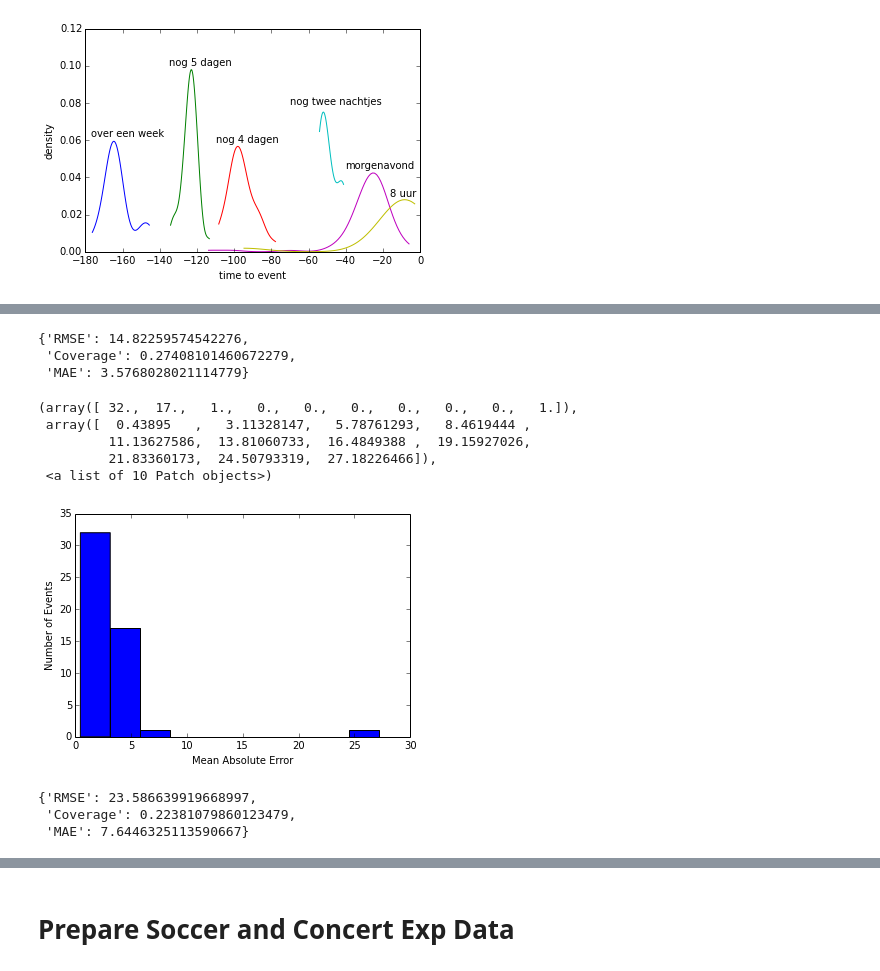
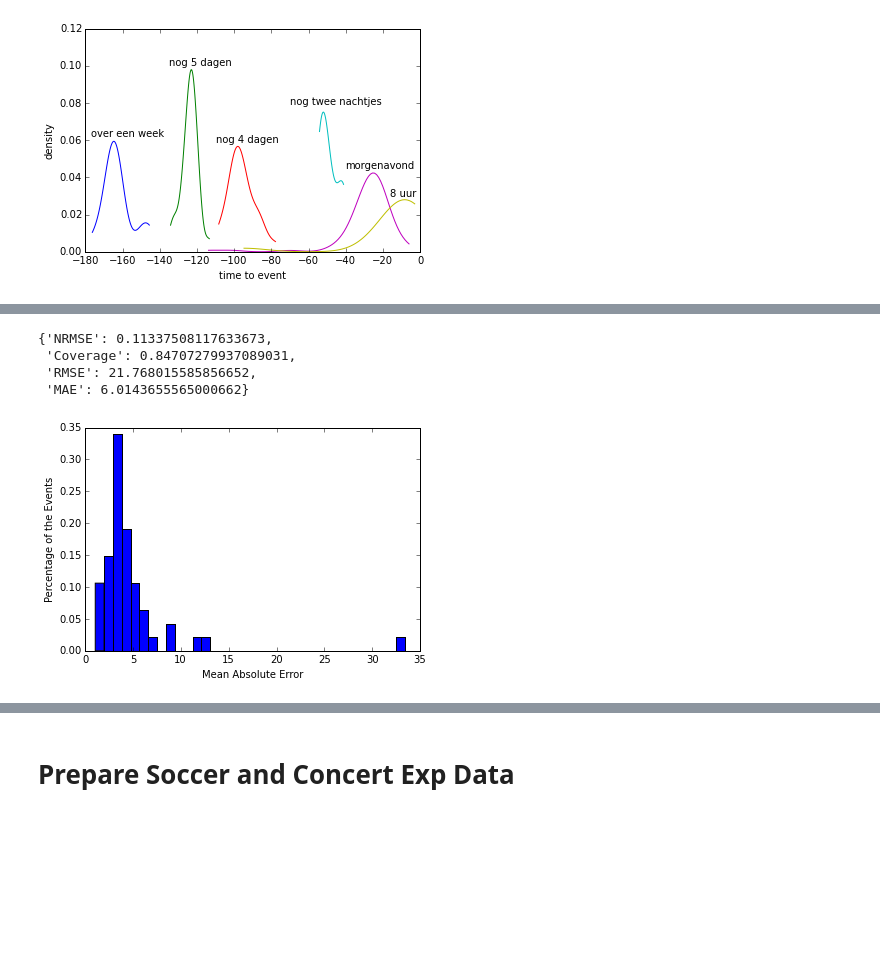
Before and after one commit to ahurriyetoglu/tte_estimation, a Jupyter notebook: WordTimeSeries.ipynb, the cells around one changed output, grey strips where cells are left out. Cells and saved outputs as stored; diff of their text form; code cells hidden in the pictures; blank space fills up the shorter version.

Commit message:
worked on FM results

```diff
--- a/WordTimeSeries.ipynb
+++ b/WordTimeSeries.ipynb
@@ -3036,16 +2933,0 @@ new column joined
-# %%
-rulesTmxLexHistDF = tstResultDFT.groupby("event").apply(calcExpandHistNorm, "rulesTFeatsWFeats", winLen)
-print('#Winlen:',winLen,'MAE:',getMAE(rulesTmxLexHistDF.time_to_eventhF,rulesTmxLexHistDF.histMed_rulesTFeatsWFeats),\
-      'RMSE',getRMSE(rulesTmxLexHistDF.time_to_eventhF,rulesTmxLexHistDF.histMed_rulesTFeatsWFeats))
-rulesTmxLexHistDF.reset_index(drop=True, level=0, inplace=True)#.set_index("twID").head(1)
-try:
-    tstResultDFT=tstResultDFT.join(rulesTmxLexHistDF.histMed_rulesTFeatsWFeats,how='left')
-    print('new column joined')
-except:
-    tstResultDFT.update(rulesTmxLexHistDF.histMed_rulesTFeatsWFeats,join='left')
-    print("columns updated")
-#winLen 10: MAE: 8.09191953068 RMSE 24.7267976482
-#Winlen: 20 MAE: 7.88680350392 RMSE 24.7222552705
-                          #Winlen: 30 MAE: 7.79245907095 RMSE 24.4340936344
-#Winlen: 40 MAE: 7.69830739634 RMSE 24.1702225063
-#Winlen: 50 MAE: 7.65863157074 RMSE 24.0043947466
@@ -3066,20 +2951,5 @@ getMAE(tstResultDFT.time_to_eventhF,tstResultDFT.priorityALLEst), getRMSE(tstRes
 # %%
-resultsDFRTHist = tstResultDFT.groupby("event").apply(calcExpandHistNorm, "rulesAndTrain", 10)
-getMAE(resultsDFTRHist.time_to_eventhF,resultsDFRTHist.histMed_rulesAndTrain)
+tstResultDFTHist = tstResultDFT.groupby("event").apply(calcExpandHistNorm, "medMedEstim", winLen)
 # %%
-resultsDFRTHist.reset_index(drop=True, level=0, inplace=True)#.set_index("twID").head(1)
-tstResultDFT=tstResultDFT.join(resultsDFRTHist.histMed_rulesAndTrain,how='left')
+tstResultDFTHist.reset_index(drop=True, level=0, inplace=True)
+tstResultDFT=tstResultDFT.join(tstResultDFTHist.histMed_medMedEstim,how='left')
-# %%
-resultsDFRHist = tstResultDFT.groupby("event").apply(calcExpandHistNorm, "rulesMeaSerie", 10)
-
-fm_resultsDict["Rules"]["MAE"] = getMAE(resultsDFRHist.time_to_eventhF,resultsDFRHist.histMed_rulesMeaSerie)
-fm_resultsDict["Rules"]["RMSE"] = getRMSE(resultsDFRHist.time_to_eventhF,resultsDFRHist.histMed_rulesMeaSerie)
-fm_resultsDict["Rules"]["Coverage"] = resultsDFRHist.histMed_rulesMeaSerie.count()/len(tstResultDFT)
-fm_resultsDict["Rules"]
-# %% [output]
-{'RMSE': 14.82259574542276,
- 'Coverage': 0.27408101460672279,
- 'MAE': 3.5768028021114779}
-# %%
-resultsDFRHist.reset_index(drop=True, level=0, inplace=True)#.set_index("twID").head(1)
-tstResultDFT=tstResultDFT.join(resultsDFRHist.histMed_rulesMeaSerie,how='left')
@@ -3085,0 +2962,11 @@ tstResultDFT=tstResultDFT.join(resultsDFRHist.histMed_rulesMeaSerie,how='left')
+# %%
+fm_resultsDict["Combination"]["MAE"] = getMAE(tstResultDFT.time_to_eventhF,tstResultDFT.priorityALLEst)
+fm_resultsDict["Combination"]["RMSE"] = getRMSE(tstResultDFT.time_to_eventhF,tstResultDFT.priorityALLEst)
+fm_resultsDict["Combination"]["Coverage"] = tstResultDFT.priorityALLEst.count()/len(tstResultDFT)
+fm_resultsDict["Combination"]["NRMSE"] = fm_resultsDict["Combination"]["RMSE"]/192
+fm_resultsDict["Combination"]
+# %% [output]
+{'NRMSE': 0.11337508117633673,
+ 'Coverage': 0.84707279937089031,
+ 'RMSE': 21.768015585856652,
+ 'MAE': 6.0143655565000662}
@@ -3086,21 +2977,8 @@ tstResultDFT=tstResultDFT.join(resultsDFRHist.histMed_rulesMeaSerie,how='left')
 # %%
-plt.xlabel("Mean Absolute Error"), plt.ylabel("Number of Events")
-plt.hist(list(resultsDFRHist.groupby("event").apply(lambda g: getMAE(g.time_to_eventhF,g.histMed_rulesMeaSerie))))
+fig, ax = plt.subplots()
+plt.xlabel("Mean Absolute Error"), plt.ylabel("Percentage of the Events")
+plt.hist(list(tstResultDFT.groupby("event").apply(lambda g: (getMAE(g.time_to_eventhF,g.priorityALLEst)))), bins=35, normed=True)
+#ax.set_ylim([0,18])
+fig.savefig('perEventMAEFigure', format='eps')
 # %% [output]
-(array([ 32.,  17.,   1.,   0.,   0.,   0.,   0.,   0.,   0.,   1.]),
- array([  0.43895   ,   3.11328147,   5.78761293,   8.4619444 ,
-         11.13627586,  13.81060733,  16.4849388 ,  19.15927026,
-         21.83360173,  24.50793319,  27.18226466]),
- <a list of 10 Patch objects>)
-[figure, old version]
+[figure, new version]
-# %%
-resultsDFTHist = tstResultDFT.groupby("event").apply(calcExpandHistNorm, "medMedEstim", 10)
-
-fm_resultsDict["TFeats"]["MAE"] = getMAE(resultsDFTHist.time_to_eventhF,resultsDFTHist.histMed_medMedEstim)
-fm_resultsDict["TFeats"]["RMSE"] = getRMSE(resultsDFTHist.time_to_eventhF,resultsDFTHist.histMed_medMedEstim)
-fm_resultsDict["TFeats"]["Coverage"] = resultsDFTHist.histMed_medMedEstim.count()/len(tstResultDFT)
-fm_resultsDict["TFeats"]
-# %% [output]
-{'RMSE': 23.586639919668997,
- 'Coverage': 0.22381079860123479,
- 'MAE': 7.6446325113590667}
```
Also changed, not shown: parts of 74 cells of this notebook.
